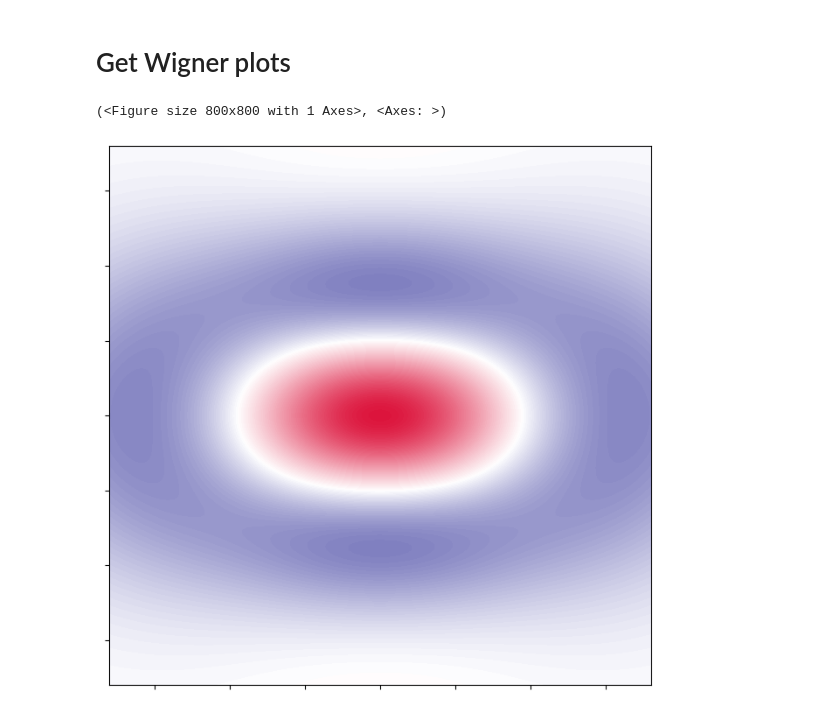
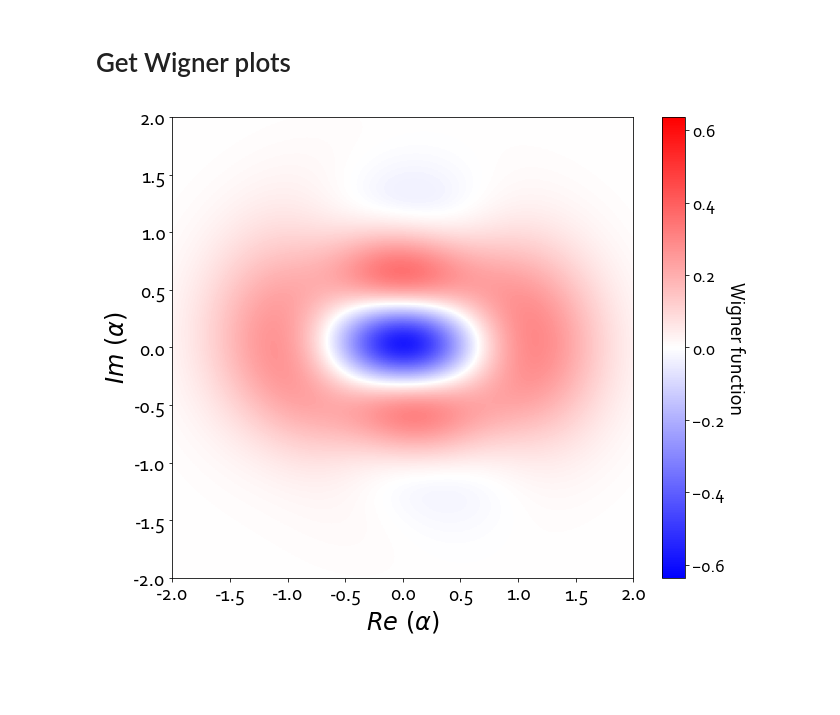
Before and after one commit to clarayfontaine/ORENS_bosonic_state_reconstruction, a Jupyter notebook: F_v_Dim_and_T2_Data_Processing_and_Simulation_Dec_16/plot_all_figures.ipynb, the cells around one changed output. Cells and saved outputs as stored; diff of their text form; code cells hidden in the pictures; blank space fills up the shorter version.

```diff
--- a/F_v_Dim_and_T2_Data_Processing_and_Simulation_Dec_16/plot_all_figures.ipynb
+++ b/F_v_Dim_and_T2_Data_Processing_and_Simulation_Dec_16/plot_all_figures.ipynb
@@ -899,12 +938,10 @@ def extract_Q_T2_rhos(directory):
 # %%
 Q_exp_T2_rhos = extract_Q_T2_rhos(Q_exp_T2_directory)
 W_corr_exp_T2_rhos, W_norm_exp_T2_rhos = extract_W_T2_rhos(W_exp_T2_directory)
-# %%
-# calculate and plot ideal
-target = (coherent(10, 1) - coherent(10, -1 * 1)).unit()
-dm = ket2dm(target)
-
-plot_wigner(dm, cmap=wigner_custom_cmap)
-# %% [output]
-(<Figure size 800x800 with 1 Axes>, <Axes: >)
-[figure, removed]
+# %%
+fg1 = plot_wigner(
+    Qobj(Q_exp_T2_rhos[0, which_cat_to_plot, :, :]), wigner_custom_cmap
+)
+fg1.savefig(save_figs_path + "/Q_firstT2.pdf", dpi=1200)
+# %% [output]
+[figure, added]
```
Also changed, not shown: parts of 11 cells of this notebook.
